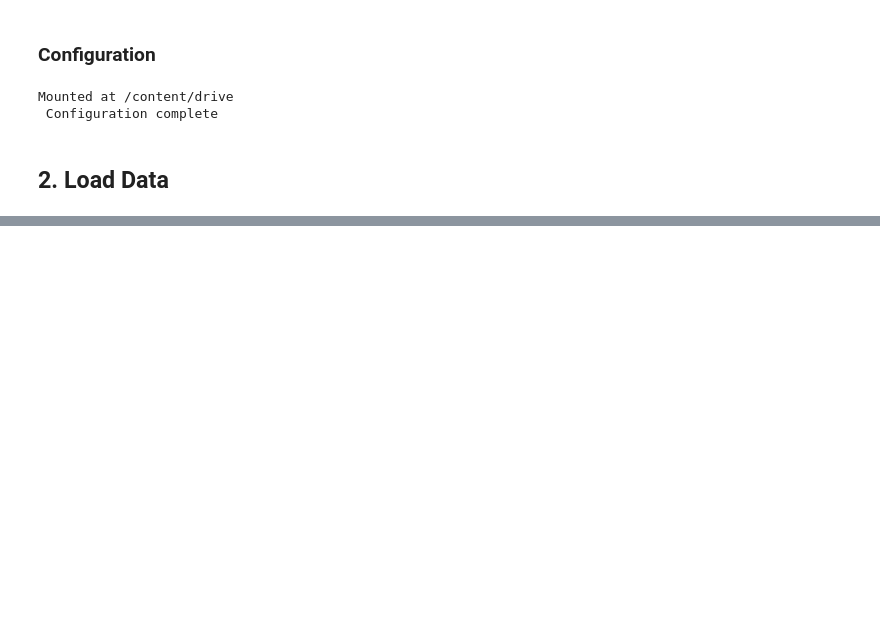
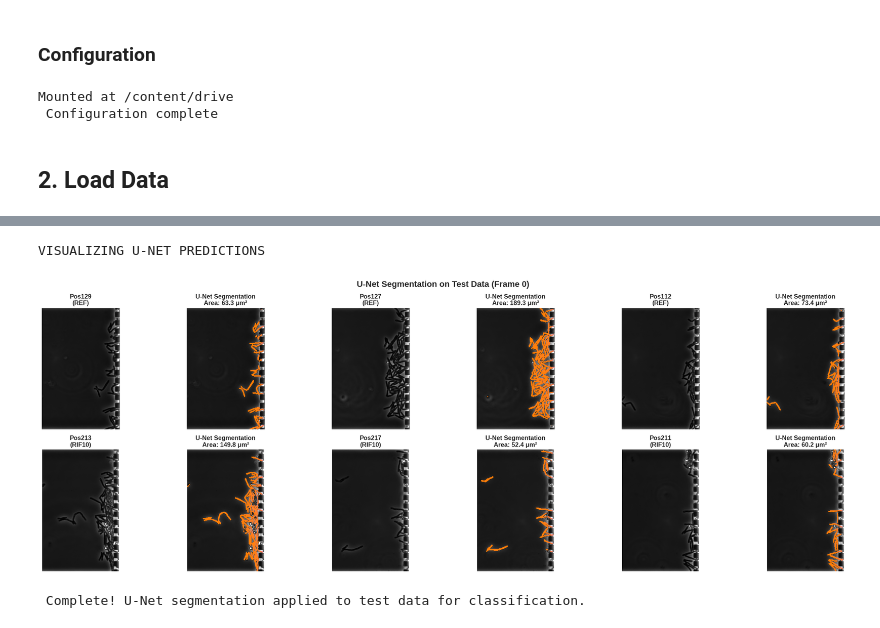
Before and after one commit to dafnespaccavento/sparse-timepoint-tb-testing, a Jupyter notebook: Classification.ipynb, the cells around one changed output, grey strips where cells are left out. Drawn from its saved outputs; the diff is of its cells as text; code cells hidden in the pictures; blank space fills up the shorter version.

```diff
--- a/Classification.ipynb
+++ b/Classification.ipynb
@@ -704,0 +780,9 @@ CLASSIFICATION SUMMARY
+# %%
+print(f"\n Loading trained U-Net model from:")
+print(f"   {UNET_WEIGHTS_PATH}")
+
+model = SimpleUNet(in_channels=1, out_channels=1).to(device)
+model.load_state_dict(torch.load(UNET_WEIGHTS_PATH, map_location=device))
+model.eval()
+
+print(" Model loaded successfully!")
@@ -704,0 +1323,65 @@ CLASSIFICATION SUMMARY
+# %%
+print("VISUALIZING U-NET PREDICTIONS")
+
+# Pick 3 random REF and 3 random RIF10 samples
+import random
+
+fig, axes = plt.subplots(2, 6, figsize=(24, 8))
+
+# REF samples (top row)
+ref_positions = list(test_ref_areas.keys())
+for i, pos_name in enumerate(random.sample(ref_positions, min(3, len(ref_positions)))):
+    # Get first frame
+    aphase_dir = TEST_REF_PHASE / pos_name / "aphase"
+    img_path = sorted(list(aphase_dir.glob("img_*.tiff")))[0]
+
+    # Load and segment
+    img = np.array(Image.open(img_path))
+    mask, area = segment_image_with_unet(img_path, model, device, image_size=IMAGE_SIZE, original_size=img.shape)
+
+    # Original image
+    axes[0, i*2].imshow(img, cmap='gray')
+    axes[0, i*2].set_title(f'{pos_name}\n(REF)', fontweight='bold')
+    axes[0, i*2].axis('off')
+
+    # Overlay
+    img_norm = (img - img.min()) / (img.max() - img.min() + 1e-8)
+    overlay = np.stack([img_norm, img_norm, img_norm], axis=-1)
+    overlay[mask > 0, 0] = 1.0
+    overlay[mask > 0, 1] = 0.5
+
+    axes[0, i*2+1].imshow(overlay)
+    axes[0, i*2+1].set_title(f'U-Net Segmentation\nArea: {area:.1f} μm²', fontweight='bold')
+    axes[0, i*2+1].axis('off')
+
+# RIF10 samples (bottom row)
+rif_positions = list(test_rif10_areas.keys())
+for i, pos_name in enumerate(random.sample(rif_positions, min(3, len(rif_positions)))):
+    aphase_dir = TEST_RIF_PHASE / pos_name / "aphase"
+    img_path = sorted(list(aphase_dir.glob("img_*.tiff")))[0]
+
+    img = np.array(Image.open(img_path))
+    mask, area = segment_image_with_unet(img_path, model, device, image_size=IMAGE_SIZE, original_size=img.shape)
+
+    axes[1, i*2].imshow(img, cmap='gray')
+    axes[1, i*2].set_title(f'{pos_name}\n(RIF10)', fontweight='bold')
+    axes[1, i*2].axis('off')
+
+    img_norm = (img - img.min()) / (img.max() - img.min() + 1e-8)
+    overlay = np.stack([img_norm, img_norm, img_norm], axis=-1)
+    overlay[mask > 0, 0] = 1.0
+    overlay[mask > 0, 1] = 0.5
+
+    axes[1, i*2+1].imshow(overlay)
+    axes[1, i*2+1].set_title(f'U-Net Segmentation\nArea: {area:.1f} μm²', fontweight='bold')
+    axes[1, i*2+1].axis('off')
+
+plt.suptitle('U-Net Segmentation on Test Data (Frame 0)', fontsize=16, fontweight='bold')
+plt.tight_layout()
+plt.show()
+
+print("\n Complete! U-Net segmentation applied to test data for classification.")
+# %% [output]
+VISUALIZING U-NET PREDICTIONS
+[figure, added]
+ Complete! U-Net segmentation applied to test data for classification.
```
Also changed, not shown: parts of 60 cells of this notebook, 1 other file.
